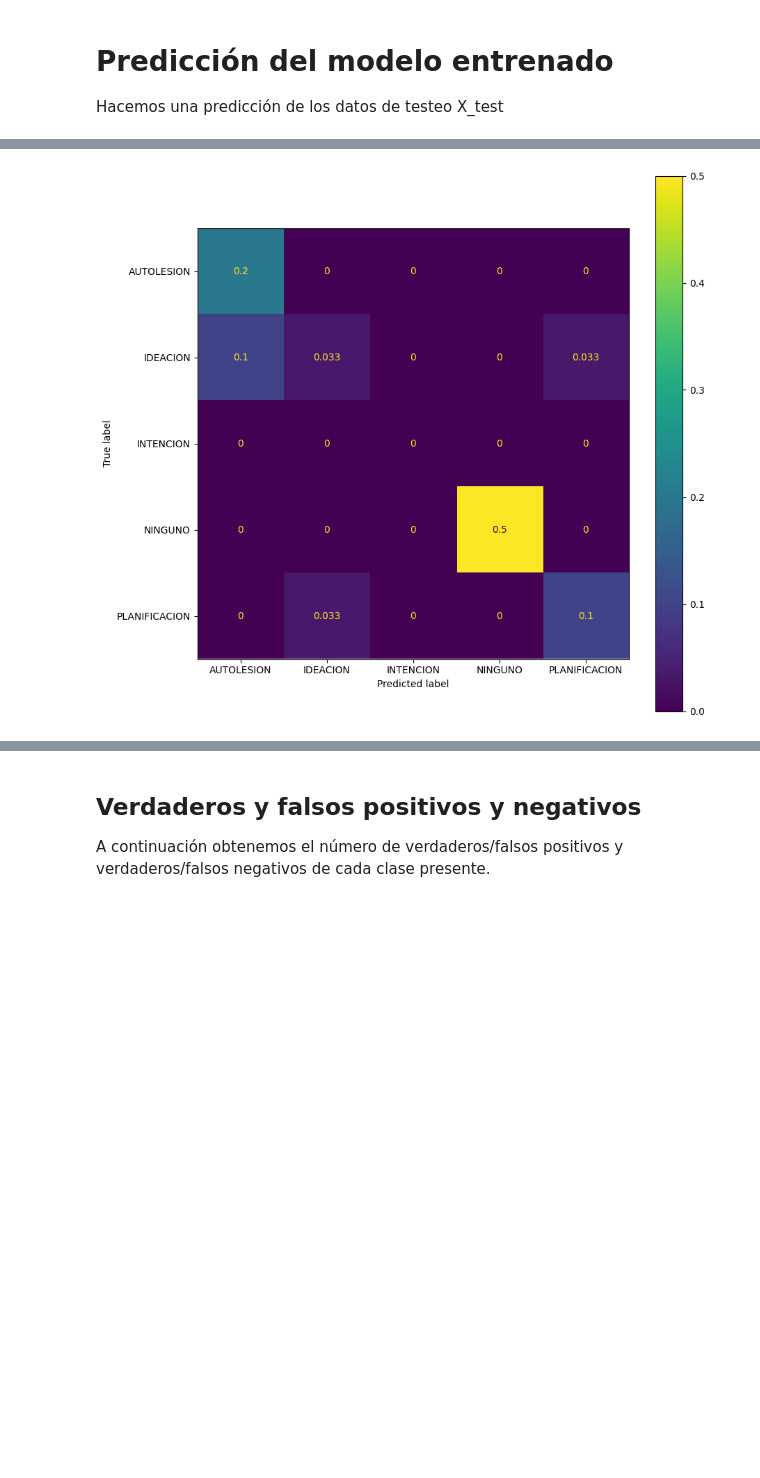
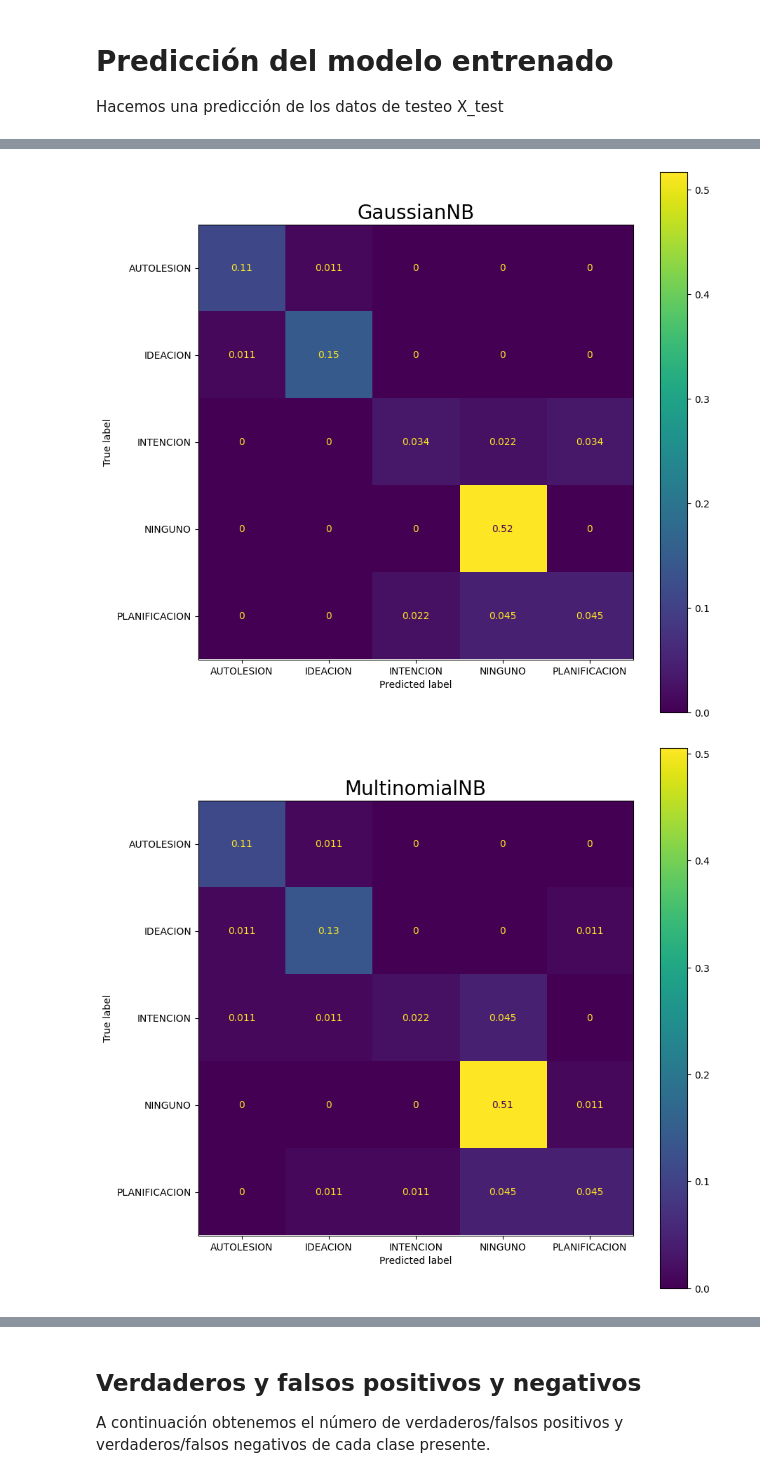
Before and after one commit to NILGroup/TFM-2324-SIVARIA, a Jupyter notebook: scripts/jupyterNotebooks/third_version_model_training_scikit_learn.ipynb, the cells around one changed output, grey strips where cells are left out. Saved outputs shown, nothing was run; the diff lists cells and outputs as text; code cells hidden in the pictures; blank space fills up the shorter version.

```diff
--- a/scripts/jupyterNotebooks/third_version_model_training_scikit_learn.ipynb
+++ b/scripts/jupyterNotebooks/third_version_model_training_scikit_learn.ipynb
@@ -234,5 +236,6 @@ def codeDataset(df):
     return newDF
 # %%
 df = codeDataset(df)
+cat_df = df.map(str)
 df
 # %% [output]
@@ -265,17 +268,28 @@ from sklearn.model_selection import train_test_split
 numberColumns = len(df.columns)
 
 X, y = df.values[:,0:(numberColumns - 1)], df.values[:,(numberColumns - 1)]
+X_cat, y_cat = cat_df.values[:,0:(numberColumns - 1)], cat_df.values[:,(numberColumns - 1)]
 X_train, X_test, y_train, y_test =train_test_split(X, y, test_size=test_size, random_state=42, stratify=y)
+X_train_cat, X_test_cat, y_train_cat, y_test_cat =train_test_split(X_cat, y_cat, test_size=test_size, random_state=42, stratify=y)
 # %% [markdown]
 # Carga y entrenamiento del modelo seleccionado
 Entrenamos al modelo usando el clasificador Gaussian Näive-Bayes.
 # %%
-from sklearn.naive_bayes import GaussianNB
+from sklearn.naive_bayes import GaussianNB, MultinomialNB, CategoricalNB
 import pickle
 import os
 
 # Si existe un modelo previamente guardado, se carga, sino, se crea uno nuevo
 clf_NB=GaussianNB()
+clf_mul_NB=MultinomialNB()
+
+cat_df_nb = cat_df.drop(labels=['desenlace'], axis=1, inplace=False)
+#print(cat_df_nb.nunique())
+#print(cat_df_nb.info())
+clf_cat_NB=CategoricalNB(min_categories=cat_df_nb.nunique())
 classNames = np.unique(df['desenlace'].to_numpy())
+
 clf_NB.fit(X_train, y_train)
+clf_mul_NB.fit(X_train, y_train)
+clf_cat_NB.fit(X_train_cat, y_train_cat)
 # %% [output]
@@ -285,11 +315,18 @@ GaussianNB()
 Hacemos una predicción de los datos de testeo X_test
 # %%
 # Hacemos una prediccion de los datos de testing
+#print(X_test_cat)
 y_pred = clf_NB.predict(X_test)
+y_pred_mul = clf_mul_NB.predict(X_test)
+if (modelType == 'autoinforme'and datasetName != 'dataset_v3_1.csv') or (modelType == 'familia') or (modelType == 'profesional'):
+    y_pred_cat = clf_cat_NB.predict(X_test_cat)
 
 compareDF = pd.DataFrame()
 
 compareDF['Real Result'] = y_test
-compareDF['Predicted Result'] = y_pred
+compareDF['Predicted Result Gaussian'] = y_pred
+compareDF['Predicted Result Multinomial'] = y_pred_mul
+if (modelType == 'autoinforme'and datasetName != 'dataset_v3_1.csv') or (modelType == 'familia') or (modelType == 'profesional'):
+    compareDF['Predicted Result Categorical'] = y_pred_cat
 compareDF.head()
 # %% [output]
@@ -305,16 +342,39 @@ Creamos la matriz de confusión. En este caso, los posibles resultados podían s
 # %%
 from sklearn.metrics import confusion_matrix, ConfusionMatrixDisplay
 import matplotlib.pyplot as plt
 import sys
 
 classNames = np.unique(df['desenlace'].to_numpy())
 
 cm = confusion_matrix(y_test, y_pred, labels=classNames, normalize='all')
 disp = ConfusionMatrixDisplay(confusion_matrix=cm,
                               display_labels=classNames)
 
 fig, ax = plt.subplots(figsize=(10,10))
 disp.plot(ax=ax)
+disp.ax_.set_title('GaussianNB', fontdict={'size':'20'})
+
 plt.show()
+
+cm_mul = confusion_matrix(y_test, y_pred_mul, labels=classNames, normalize='all')
+disp_mul = ConfusionMatrixDisplay(confusion_matrix=cm_mul,
+                              display_labels=classNames)
+
+fig, ax = plt.subplots(figsize=(10,10))
+disp_mul.plot(ax=ax)
+disp_mul.ax_.set_title('MultinomialNB', fontdict={'size':'20'})
+plt.show()
+
+if (modelType == 'autoinforme'and datasetName != 'dataset_v3_1.csv') or (modelType == 'familia') or (modelType == 'profesional'):
+    cm_cat = confusion_matrix(y_test_cat, y_pred_cat, labels=classNames, normalize='all')
+    disp_cat = ConfusionMatrixDisplay(confusion_matrix=cm_cat,
+                                display_labels=classNames)
+
+    fig, ax = plt.subplots(figsize=(10,10))
+    disp_cat.plot(ax=ax)
+    disp_cat.ax_.set_title('CategoricalNB', fontdict={'size':'20'})
+
+    plt.show()
 # %% [output]
-[figure, old version]
+[figure, new version]
+[figure, added]
```
Also changed, not shown: parts of 13 cells of this notebook, 2 other files.
